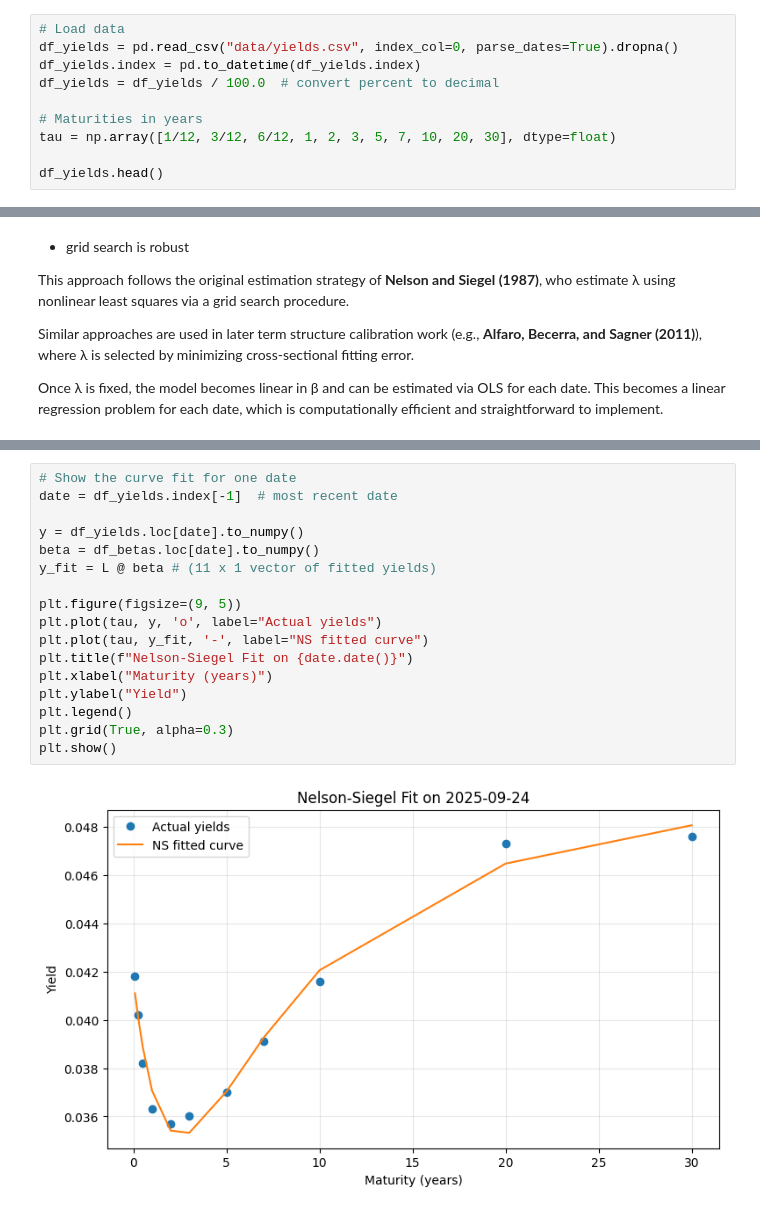
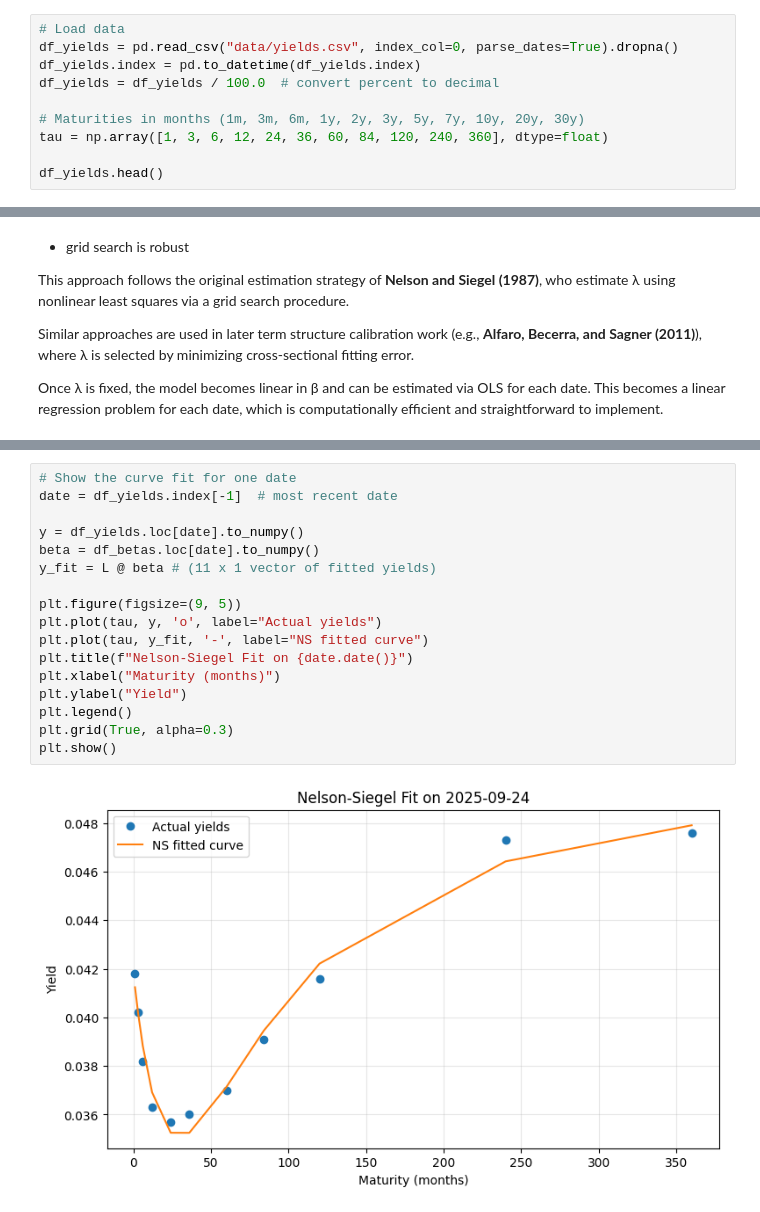
Before and after one commit to christopherojo/dynamic-nelson-siegel, a Jupyter notebook: dns.ipynb, the cells around one changed output, grey strips where cells are left out. Saved outputs shown, nothing was run; the diff lists cells and outputs as text.

Commit message:
[DNS] Convert tau to months for lambda consistency with 2006 paper

```diff
--- a/dns.ipynb
+++ b/dns.ipynb
@@ -26,8 +26,8 @@ df_yields = pd.read_csv("data/yields.csv", index_col=0, parse_dates=True).dropna
 df_yields.index = pd.to_datetime(df_yields.index)
 df_yields = df_yields / 100.0  # convert percent to decimal
 
-# Maturities in years
-tau = np.array([1/12, 3/12, 6/12, 1, 2, 3, 5, 7, 10, 20, 30], dtype=float)
+# Maturities in months (1m, 3m, 6m, 1y, 2y, 3y, 5y, 7y, 10y, 20y, 30y)
+tau = np.array([1, 3, 6, 12, 24, 36, 60, 84, 120, 240, 360], dtype=float)
 
 df_yields.head()
 # %% [output]
@@ -148,22 +148,22 @@ plt.show()
 # %%
 # Show the curve fit for one date
 date = df_yields.index[-1]  # most recent date
 
 y = df_yields.loc[date].to_numpy()
 beta = df_betas.loc[date].to_numpy()
 y_fit = L @ beta # (11 x 1 vector of fitted yields)
 
 plt.figure(figsize=(9, 5))
 plt.plot(tau, y, 'o', label="Actual yields")
 plt.plot(tau, y_fit, '-', label="NS fitted curve")
 plt.title(f"Nelson-Siegel Fit on {date.date()}")
-plt.xlabel("Maturity (years)")
+plt.xlabel("Maturity (months)")
 plt.ylabel("Yield")
 plt.legend()
 plt.grid(True, alpha=0.3)
 plt.show()
 # %% [output]
-[figure, old version]
+[figure, new version]
 # %%
 # Plot factor contributions for the same date
 level_contrib = beta[0] * L[:, 0]
```
Also changed, not shown: parts of 5 cells of this notebook.
